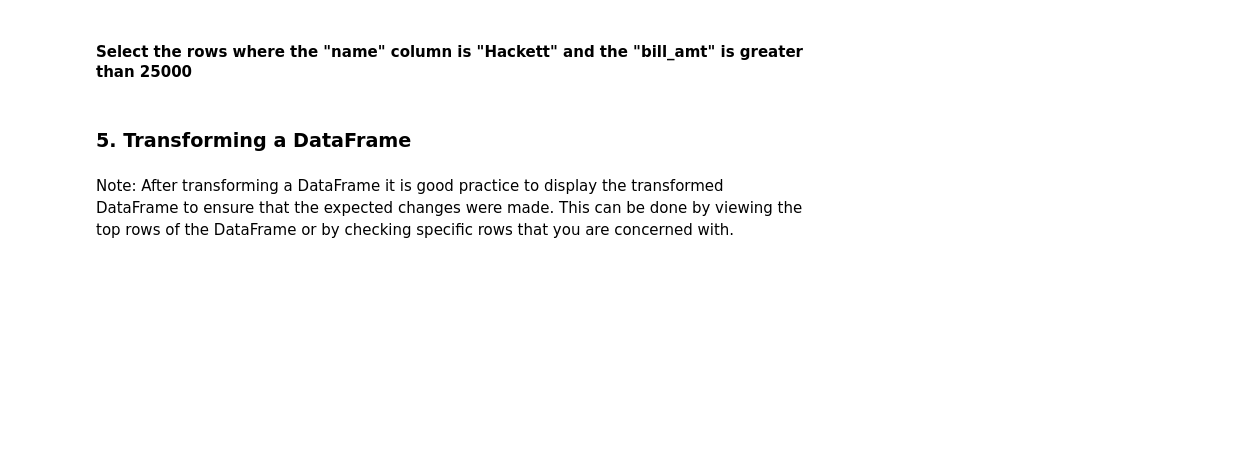
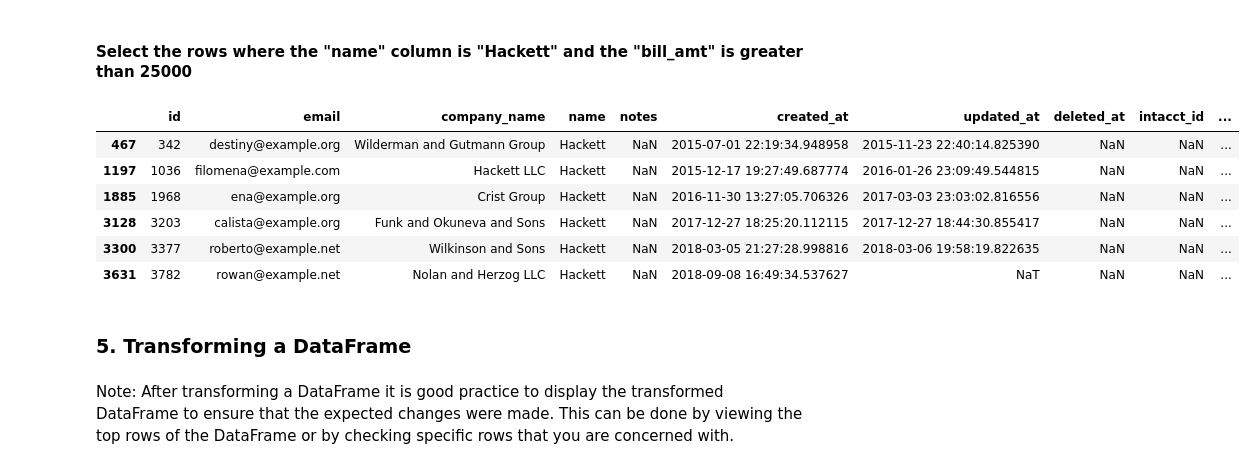
Before and after one commit to Samuel-Skinner/Pandas_Exercises, a Jupyter notebook: pandas-exercise.ipynb, the cells around one changed output. Cells and saved outputs as stored; diff of their text form; code cells hidden in the pictures; blank space fills up the shorter version.

```diff
--- a/pandas-exercise.ipynb
+++ b/pandas-exercise.ipynb
@@ -326,5 +394,15 @@ df_copy.loc[[10, 15, 21, 71], ["id", "name", "source"]]
 # %% [markdown]
 #### Select the rows where the "name" column is "Hackett" and the "bill_amt" is greater than 25000
+# %%
+df_copy[(df_copy["name"] == "Hackett") & (df_copy["bill_amt"] > 25000)]
+# %% [output]
+|  | id | email | company_name | name | notes | created_at | updated_at | deleted_at | intacct_id | ... |
+| 467 | 342 | destiny@example.org | Wilderman and Gutmann Group | Hackett | NaN | 2015-07-01 22:19:34.948958 | 2015-11-23 22:40:14.825390 | NaN | NaN | ... |
+| 1197 | 1036 | filomena@example.com | Hackett LLC | Hackett | NaN | 2015-12-17 19:27:49.687774 | 2016-01-26 23:09:49.544815 | NaN | NaN | ... |
+| 1885 | 1968 | ena@example.org | Crist Group | Hackett | NaN | 2016-11-30 13:27:05.706326 | 2017-03-03 23:03:02.816556 | NaN | NaN | ... |
+| 3128 | 3203 | calista@example.org | Funk and Okuneva and Sons | Hackett | NaN | 2017-12-27 18:25:20.112115 | 2017-12-27 18:44:30.855417 | NaN | NaN | ... |
+| 3300 | 3377 | roberto@example.net | Wilkinson and Sons | Hackett | NaN | 2018-03-05 21:27:28.998816 | 2018-03-06 19:58:19.822635 | NaN | NaN | ... |
+| 3631 | 3782 | rowan@example.net | Nolan and Herzog LLC | Hackett | NaN | 2018-09-08 16:49:34.537627 | NaT | NaN | NaN | ... |
 # %% [markdown]
 ### 5. Transforming a DataFrame
 # %% [markdown]
```
Also changed, not shown: parts of 7 cells of this notebook.
